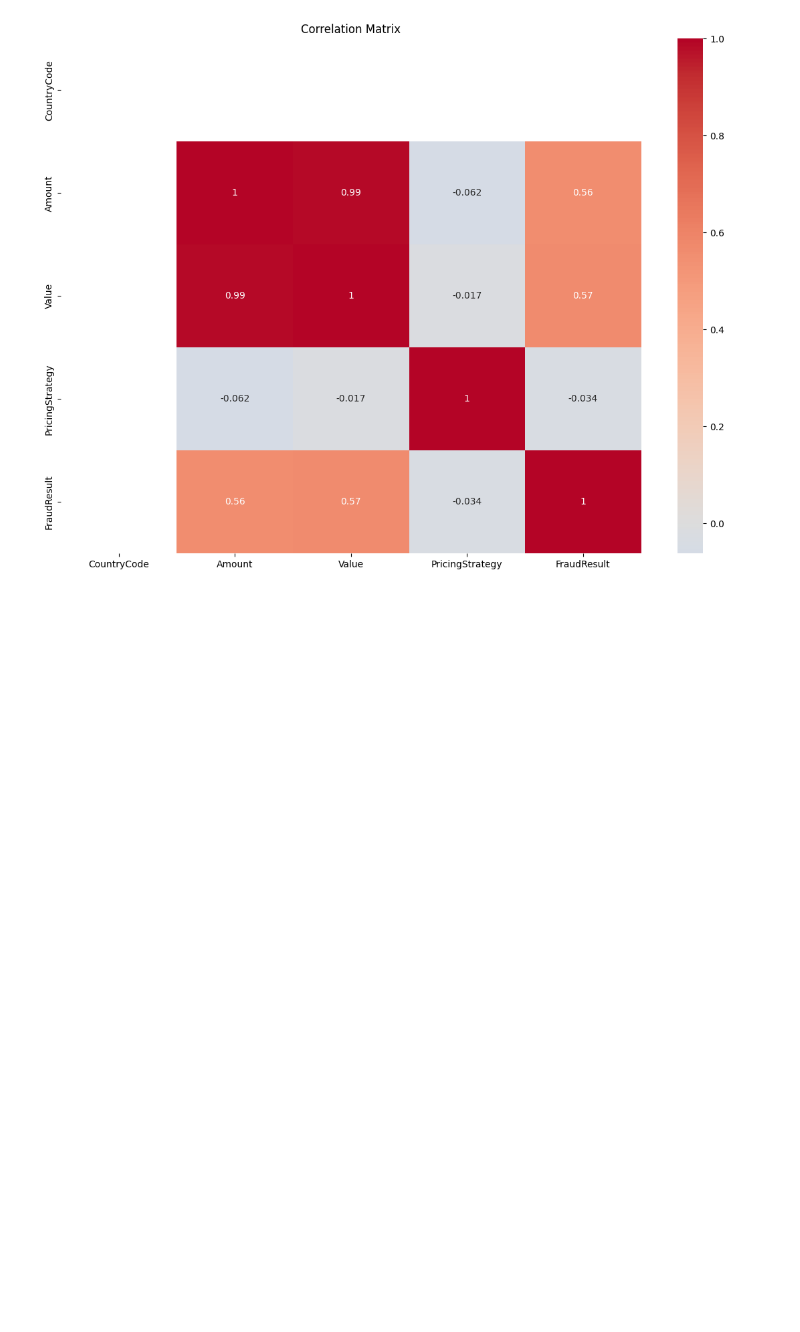
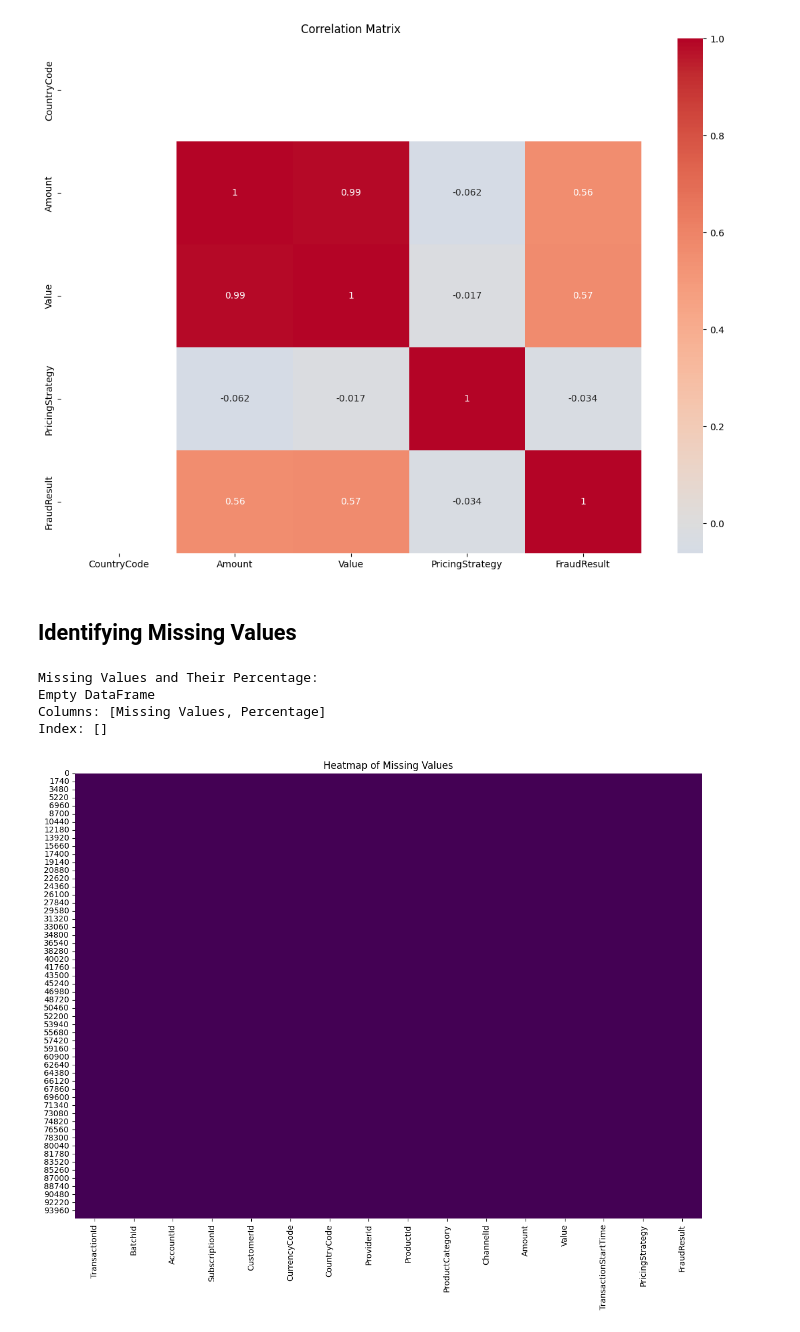
Before and after one commit to teddyhabtamu/Kifiya-AIM-Week-6, a Jupyter notebook: notebooks/EDA.ipynb, the cells around one changed output. Drawn from its saved outputs; the diff is of its cells as text; code cells hidden in the pictures; blank space fills up the shorter version.

Commit message:
Identify missing values

```diff
--- a/notebooks/EDA.ipynb
+++ b/notebooks/EDA.ipynb
@@ -208,3 +208,28 @@ plt.title('Correlation Matrix')
 plt.show()
 # %% [output]
 [figure]
+# %% [markdown]
+## Identifying Missing Values
+# %%
+# Check for missing values
+missing_values = df.isnull().sum()
+missing_percentage = (missing_values / df.shape[0]) * 100
+
+# Create a DataFrame to display missing values and their percentage
+missing_data = pd.DataFrame({'Missing Values': missing_values, 'Percentage': missing_percentage})
+missing_data = missing_data[missing_data['Missing Values'] > 0].sort_values(by='Percentage', ascending=False)
+
+print("Missing Values and Their Percentage:")
+print(missing_data)
+
+# Visualize missing values using a heatmap
+plt.figure(figsize=(14, 10))
+sns.heatmap(df.isnull(), cbar=False, cmap='viridis')
+plt.title('Heatmap of Missing Values')
+plt.show()
+# %% [output]
+Missing Values and Their Percentage:
+Empty DataFrame
+Columns: [Missing Values, Percentage]
+Index: []
+[figure, added]
```
